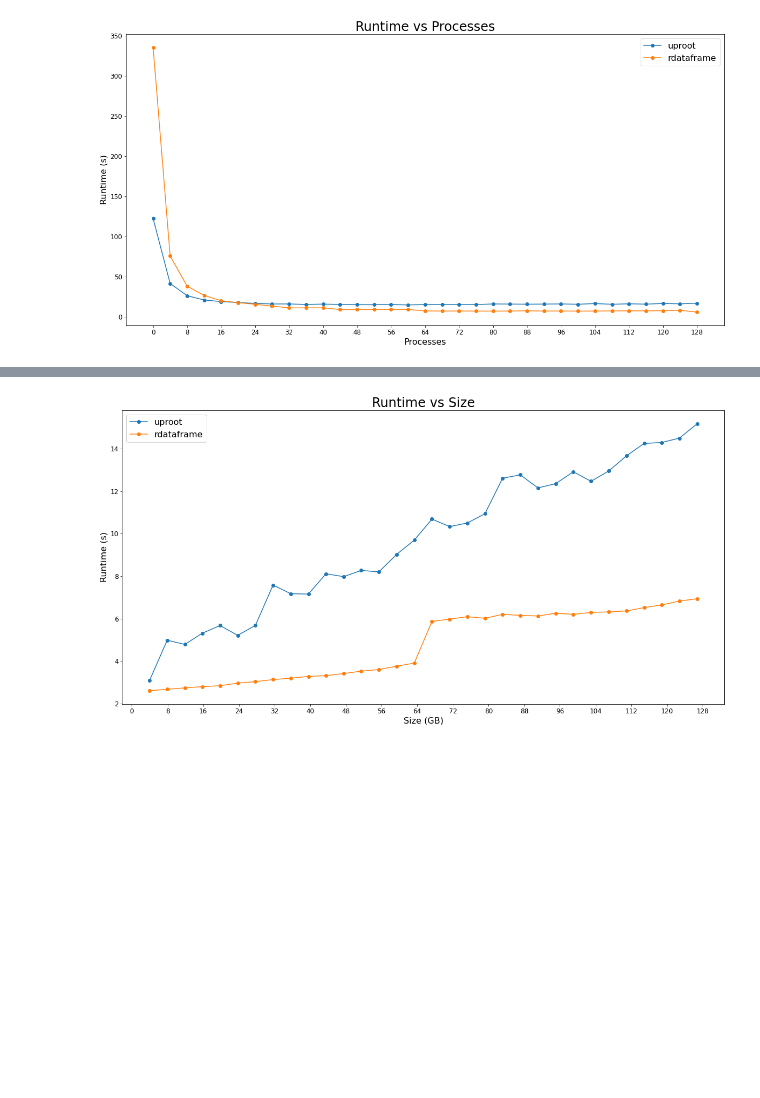
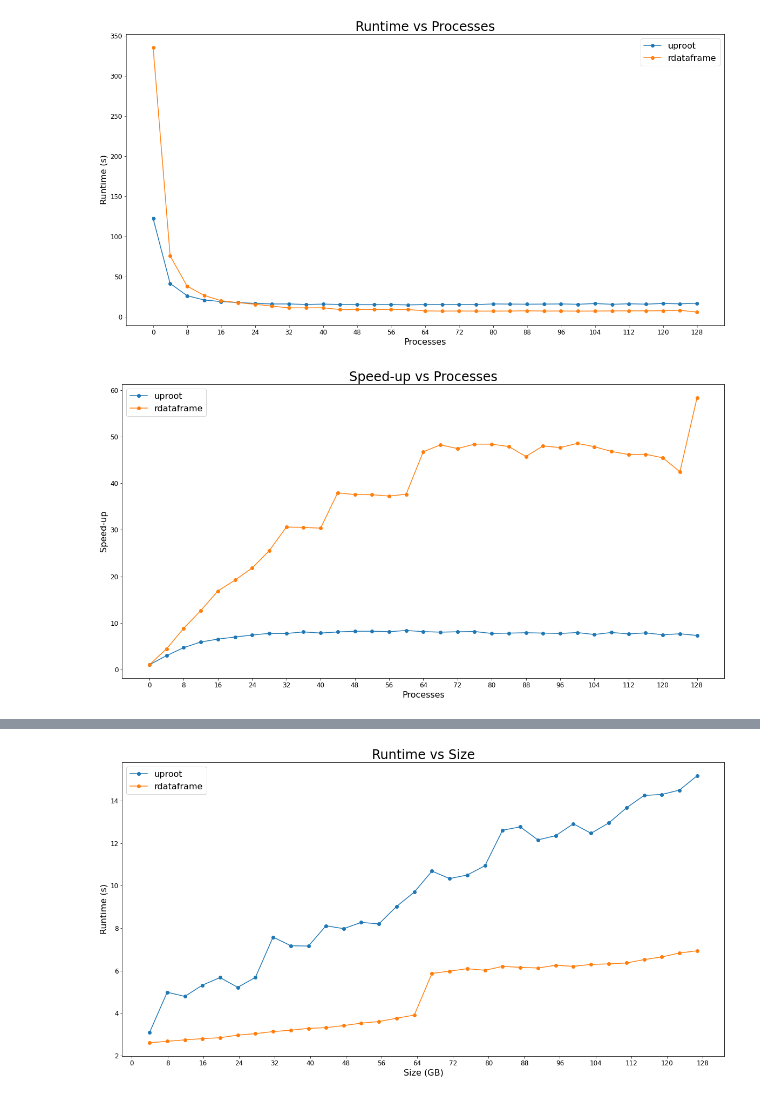
Before and after one commit to bucket420/DOE-INFN-2022, a Jupyter notebook: performance_analysis.ipynb, the cells around one changed output, grey strips where cells are left out. Drawn from its saved outputs; the diff is of its cells as text; code cells hidden in the pictures; blank space fills up the shorter version.

```diff
--- a/performance_analysis.ipynb
+++ b/performance_analysis.ipynb
@@ -55,3 +57,14 @@ plot('Runtime vs Processes',
 # %% [output]
 [figure]
+# %%
+plot('Speed-up vs Processes',
+     'Processes',
+     'Speed-up',
+     "runtime_tests_uproot/128_files/runtime_vs_processes_128_128_4_11.csv",
+     "uproot",
+     "runtime_tests_rdf/128_files/runtime_vs_processes_128_4_11.csv",
+     "rdataframe",
+     plot_type="speed-up")
+# %% [output]
+[figure, added]
 # %%
```
Also changed, not shown: parts of 4 cells of this notebook, 18 other files.
